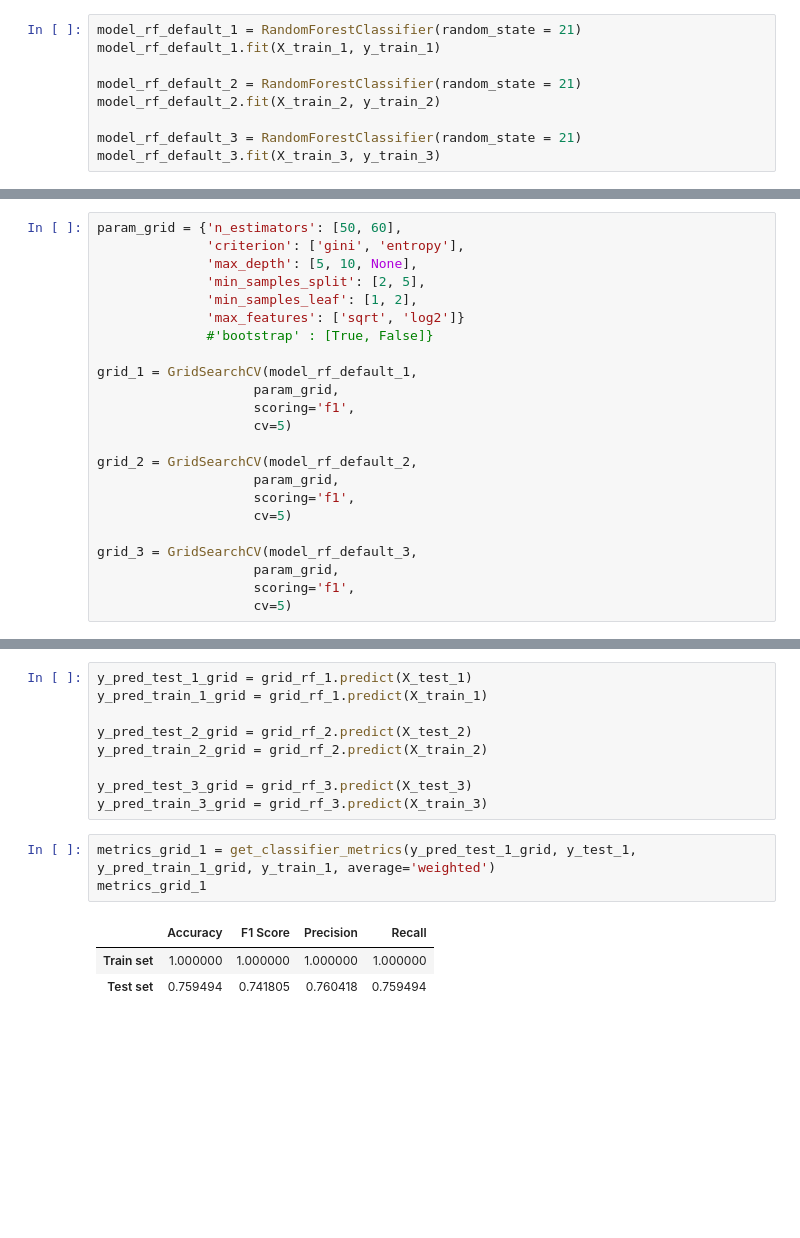
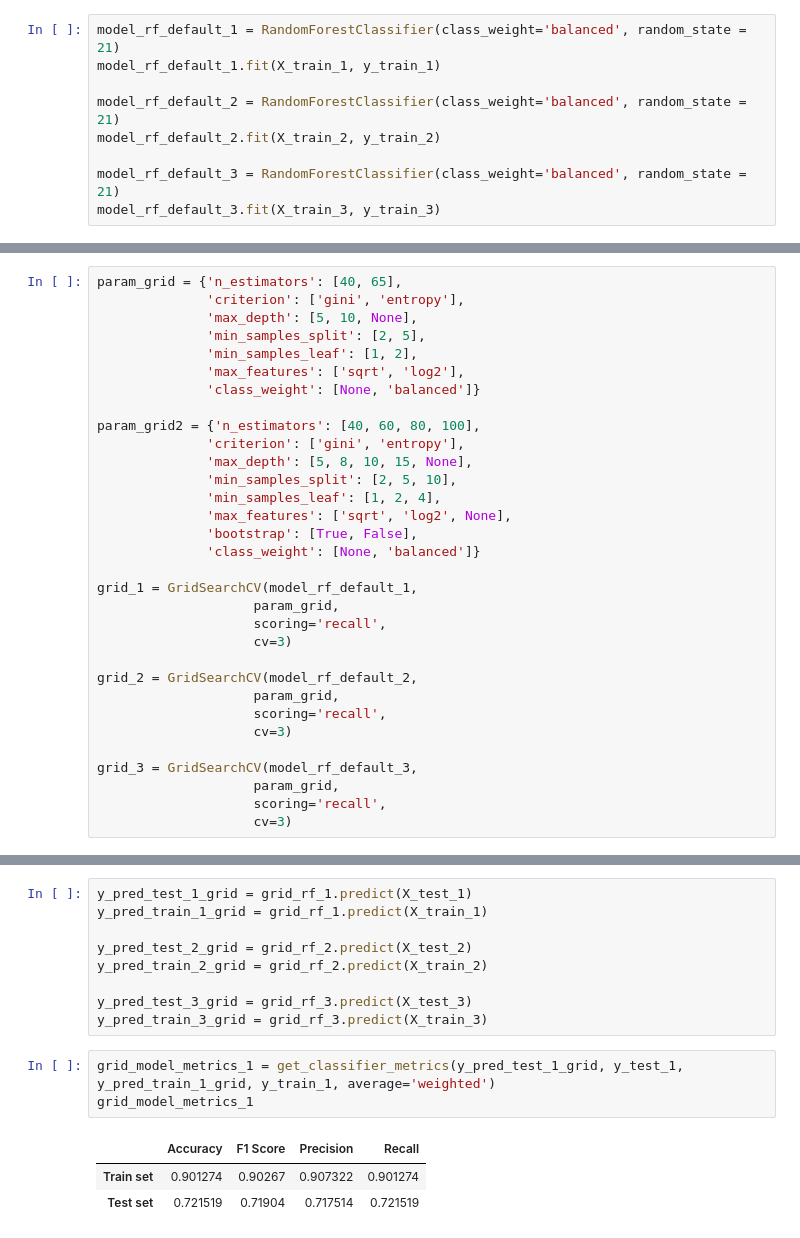
Before and after one commit to 4GeeksAcademy/pabloaznar-intro-ml, a Jupyter notebook: src/05-random-forests.ipynb, the cells around one changed output, grey strips where cells are left out. Drawn from its saved outputs; the diff is of its cells as text; blank space fills up the shorter version.

Commit message:
[random_forests] wip: day 2

```diff
--- a/src/05-random-forests.ipynb
+++ b/src/05-random-forests.ipynb
@@ -40,12 +40,12 @@ X_train_3, X_test_3, y_train_3, y_test_3 = train_test_split(X_invalids_knn, y_in
 # %% [markdown]
 ## Paso 3. Modelado y Ajuste
 # %%
-model_rf_default_1 = RandomForestClassifier(random_state = 21)
+model_rf_default_1 = RandomForestClassifier(class_weight='balanced', random_state = 21)
 model_rf_default_1.fit(X_train_1, y_train_1)
 
-model_rf_default_2 = RandomForestClassifier(random_state = 21)
+model_rf_default_2 = RandomForestClassifier(class_weight='balanced', random_state = 21)
 model_rf_default_2.fit(X_train_2, y_train_2)
 
-model_rf_default_3 = RandomForestClassifier(random_state = 21)
+model_rf_default_3 = RandomForestClassifier(class_weight='balanced', random_state = 21)
 model_rf_default_3.fit(X_train_3, y_train_3)
 # %% [output]
@@ -123,25 +123,34 @@ get_classifier_metrics(y_pred_test_opt_3, y_test_3, y_pred_train_opt_3, y_train_
 # %% [markdown]
 ### Modelo optimizado con los hiperparámetros con `GridSearchCV`
 # %%
-param_grid = {'n_estimators': [50, 60],
+param_grid = {'n_estimators': [40, 65],
               'criterion': ['gini', 'entropy'],
               'max_depth': [5, 10, None],
               'min_samples_split': [2, 5],
               'min_samples_leaf': [1, 2],
-              'max_features': ['sqrt', 'log2']}
-              #'bootstrap' : [True, False]}
+              'max_features': ['sqrt', 'log2'],
+              'class_weight': [None, 'balanced']}
+
+param_grid2 = {'n_estimators': [40, 60, 80, 100],
+              'criterion': ['gini', 'entropy'],
+              'max_depth': [5, 8, 10, 15, None],
+              'min_samples_split': [2, 5, 10],
+              'min_samples_leaf': [1, 2, 4],
+              'max_features': ['sqrt', 'log2', None],
+              'bootstrap': [True, False],
+              'class_weight': [None, 'balanced']}
 
 grid_1 = GridSearchCV(model_rf_default_1,
                     param_grid,
-                    scoring='f1',
-                    cv=5)
+                    scoring='recall',
+                    cv=3)
 
 grid_2 = GridSearchCV(model_rf_default_2,
                     param_grid,
-                    scoring='f1',
-                    cv=5)
+                    scoring='recall',
+                    cv=3)
 
 grid_3 = GridSearchCV(model_rf_default_3,
                     param_grid,
-                    scoring='f1',
-                    cv=5)
+                    scoring='recall',
+                    cv=3)
@@ -204,10 +210,10 @@ y_pred_train_2_grid = grid_rf_2.predict(X_train_2)
 y_pred_test_3_grid = grid_rf_3.predict(X_test_3)
 y_pred_train_3_grid = grid_rf_3.predict(X_train_3)
 # %%
-metrics_grid_1 = get_classifier_metrics(y_pred_test_1_grid, y_test_1, y_pred_train_1_grid, y_train_1, average='weighted')
-metrics_grid_1
+grid_model_metrics_1 = get_classifier_metrics(y_pred_test_1_grid, y_test_1, y_pred_train_1_grid, y_train_1, average='weighted')
+grid_model_metrics_1
 # %% [output]
 |  | Accuracy | F1 Score | Precision | Recall |
-| Train set | 1.000000 | 1.000000 | 1.000000 | 1.000000 |
-| Test set | 0.759494 | 0.741805 | 0.760418 | 0.759494 |
+| Train set | 0.901274 | 0.90267 | 0.907322 | 0.901274 |
+| Test set | 0.721519 | 0.71904 | 0.717514 | 0.721519 |
 # %%
```
Also changed, not shown: parts of 13 cells of this notebook, 1 other file.
